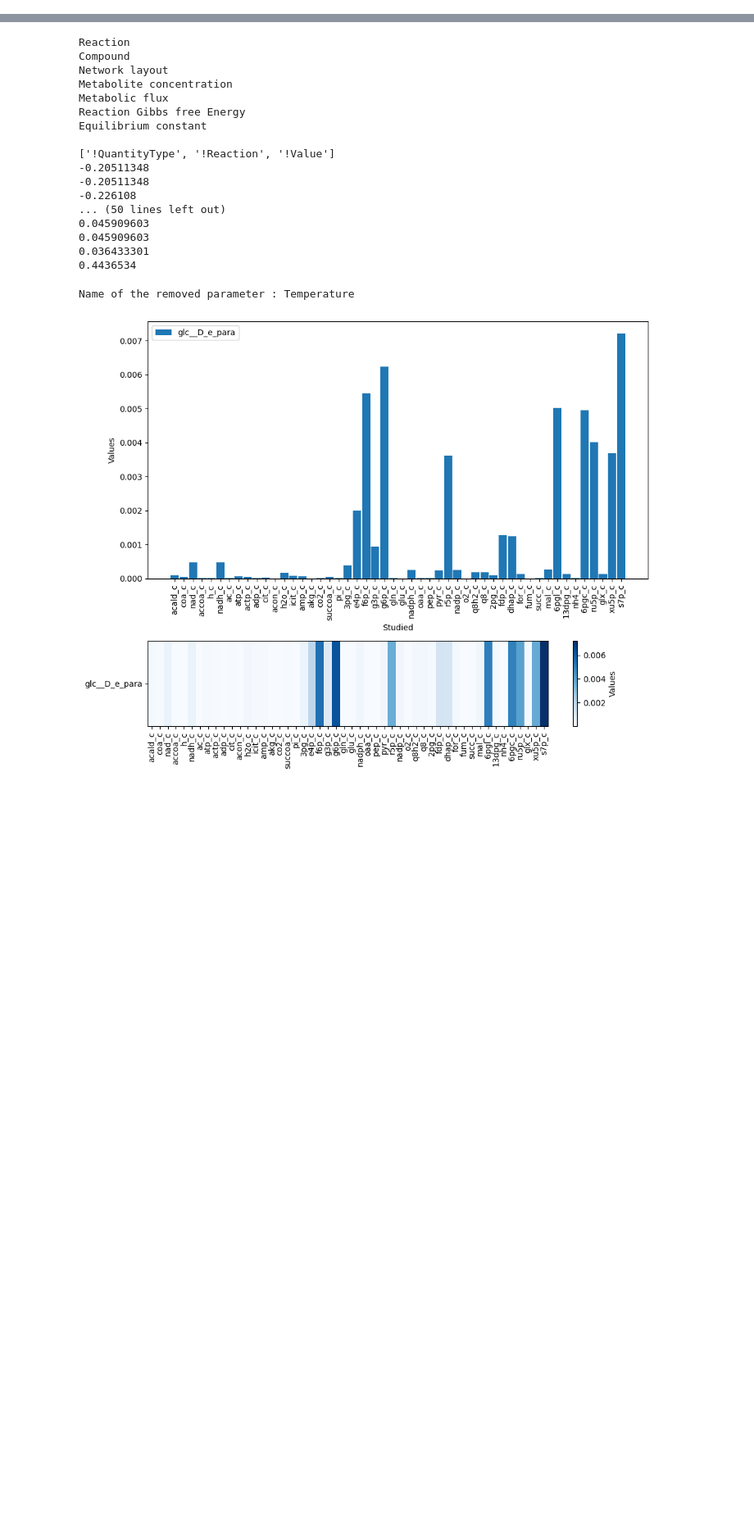
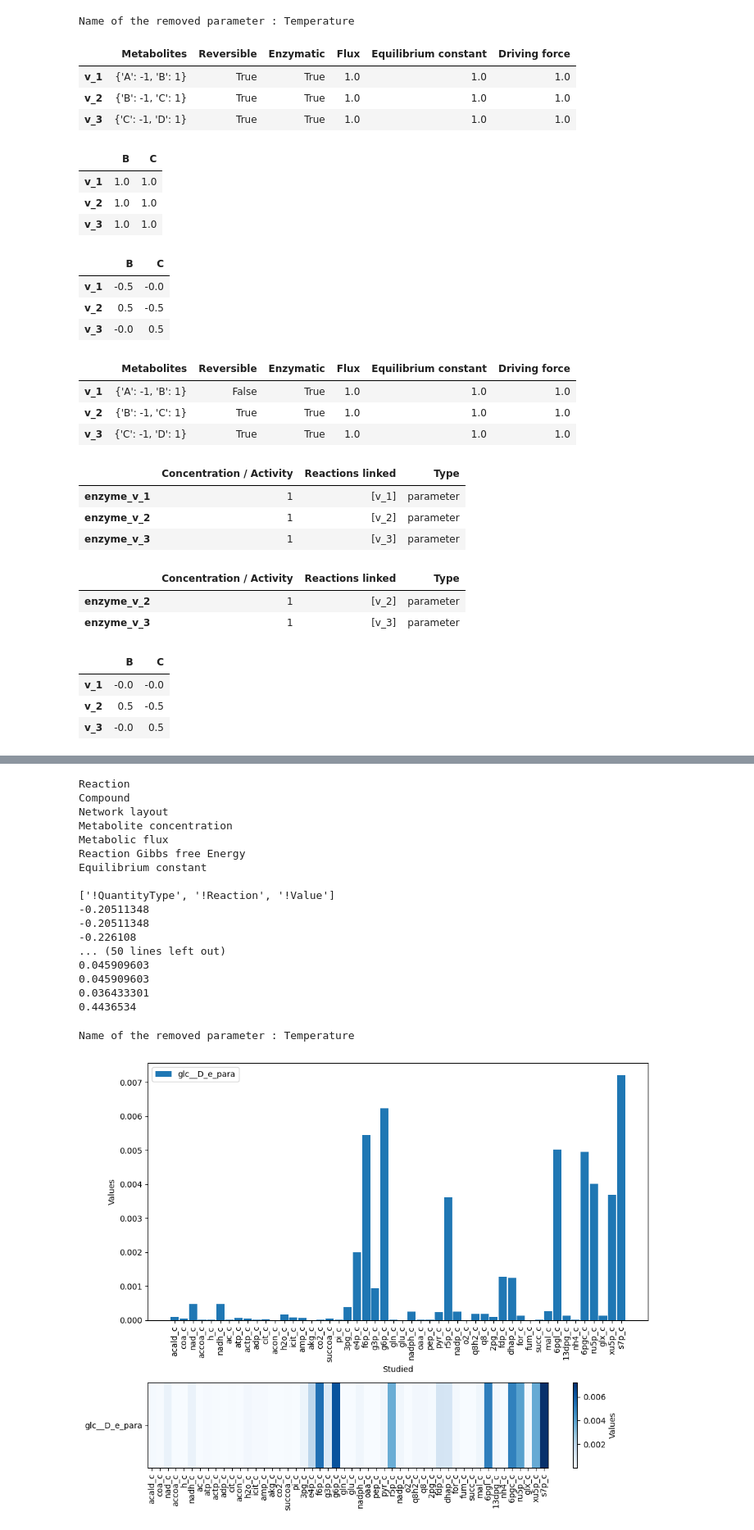
Before and after one commit to tuturax/REMUS, a Jupyter notebook: Notebooks/cases.ipynb, the cells around one changed output, grey strips where cells are left out. Shown at 82% size. Drawn from its saved outputs; the diff is of its cells as text; code cells hidden in the pictures; blank space fills up the shorter version.

```diff
--- a/Notebooks/cases.ipynb
+++ b/Notebooks/cases.ipynb
@@ -1,7 +1,37 @@
 # %%
 import sys
-sys.path.append('../')
+import os
 
-from cell_model import *
+# Ajouter le dossier parent au chemin Python
+sys.path.append(os.path.abspath(".."))
 
+# Maintenant, importer cell_model
+from cell_model import MODEL
+
+# Créer une instance
 model = MODEL()
+
+model.MOO.build_model()
+# %% [output]
+Name of the removed parameter : Temperature
+# %%
+model.reactions.df
+# %% [output]
+|  | Metabolites | Reversible | Enzymatic | Flux | Equilibrium constant | Driving force |
+| v_1 | {'A': -1, 'B': 1} | True | True | 1.0 | 1.0 | 1.0 |
+| v_2 | {'B': -1, 'C': 1} | True | True | 1.0 | 1.0 | 1.0 |
+| v_3 | {'C': -1, 'D': 1} | True | True | 1.0 | 1.0 | 1.0 |
+# %%
+model.elasticity.s.mask_irreversible
+# %% [output]
+|  | B | C |
+| v_1 | 1.0 | 1.0 |
+| v_2 | 1.0 | 1.0 |
+| v_3 | 1.0 | 1.0 |
+# %%
+model.elasticity.s.df
+# %% [output]
+|  | B | C |
+| v_1 | -0.5 | -0.0 |
+| v_2 | 0.5 | -0.5 |
+| v_3 | -0.0 | 0.5 |
@@ -7,0 +40,14 @@ model = MODEL()
+# %%
+model.reactions.df
+# %% [output]
+|  | Metabolites | Reversible | Enzymatic | Flux | Equilibrium constant | Driving force |
+| v_1 | {'A': -1, 'B': 1} | False | True | 1.0 | 1.0 | 1.0 |
+| v_2 | {'B': -1, 'C': 1} | True | True | 1.0 | 1.0 | 1.0 |
+| v_3 | {'C': -1, 'D': 1} | True | True | 1.0 | 1.0 | 1.0 |
+# %%
+model.enzymes.df
+# %% [output]
+|  | Concentration / Activity | Reactions linked | Type |
+| enzyme_v_1 | 1 | [v_1] | parameter |
+| enzyme_v_2 | 1 | [v_2] | parameter |
+| enzyme_v_3 | 1 | [v_3] | parameter |
@@ -7,0 +60,13 @@ model = MODEL()
+# %%
+model.enzymes.df
+# %% [output]
+|  | Concentration / Activity | Reactions linked | Type |
+| enzyme_v_2 | 1 | [v_2] | parameter |
+| enzyme_v_3 | 1 | [v_3] | parameter |
+# %%
+model.elasticity.s.df
+# %% [output]
+|  | B | C |
+| v_1 | -0.0 | -0.0 |
+| v_2 | 0.5 | -0.5 |
+| v_3 | -0.0 | 0.5 |
```
Also changed, not shown: parts of 13 cells of this notebook, 6 other files.
